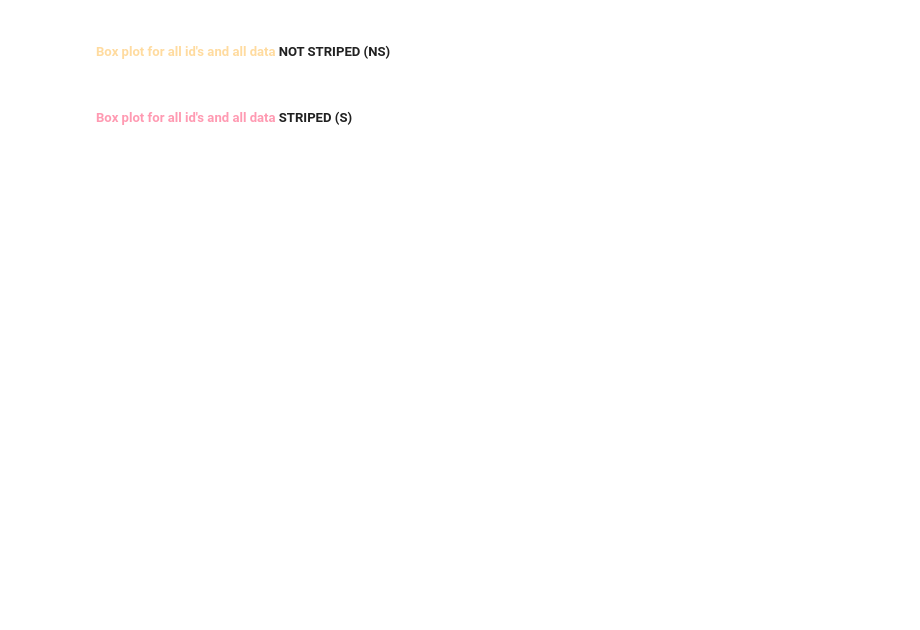
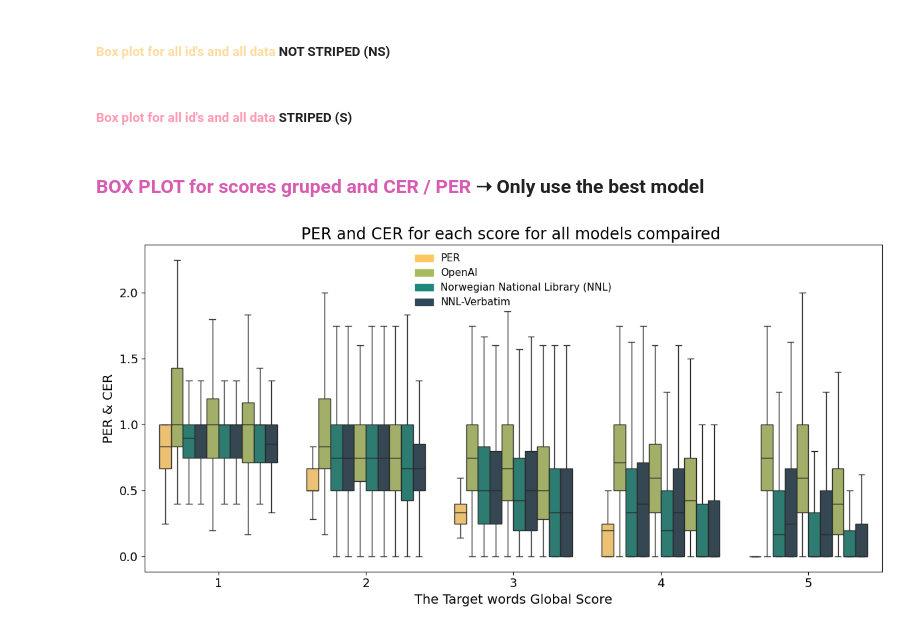
Before and after one commit to amandathunes/master_repo, a Jupyter notebook: results_analysis_one_word_transcriptions.ipynb, the cells around one changed output. Saved outputs shown, nothing was run; the diff lists cells and outputs as text; code cells hidden in the pictures; blank space fills up the shorter version.

Commit message:
More plots plotted

```diff
--- a/results_analysis_one_word_transcriptions.ipynb
+++ b/results_analysis_one_word_transcriptions.ipynb
@@ -182,7 +178,7 @@ def fix_model_names(gigamind:pd.DataFrame, cer_value:str = 'CER'):
     gigamind['model_name'] = gigamind['model_name'].apply(lambda x: x.capitalize() if not x.startswith('NNL') or x.startswith('P') else x)
 
     # Add PER to model names so it gets its own column
-    new_per = gigamind[gigamind.model_name == 'Tiny'][['PER', 'file_name']].copy()
+    new_per = gigamind[gigamind.model_name == 'Tiny'][['PER', 'file_name', 'global_score']].copy()
     new_per = new_per.rename(columns={"PER": f"{cer_value}"})
     new_per['model_name'] = 'Phone Error Rate (PER)'
 
@@ -337,0 +358,44 @@ box_plots_id()
+# %% [markdown]
+### **<span style="color:#D65DB1"> BOX PLOT for scores gruped and CER / PER </span>** ➝ Only use the best model
+# %%
+ggm_fix = fix_model_names(ggm)
+
+fig, ax = plt.subplots(1, 1, figsize=(12, 6))
+# ---------- Color palette  ---------- #
+palette = ['#FFC75F', # PER color
+            '#A8BB5C', '#20887A', '#2F4858', # Model colors
+            '#A8BB5C', '#20887A', '#2F4858',
+            '#A8BB5C', '#20887A', '#2F4858']
+
+#  ----------  Boxplot ---------- #
+sns.boxplot(x='global_score', y='CER', hue='model_name', data=ggm_fix, ax=ax, showfliers=False, palette=palette)
+
+#  ---------- Model legend box  ---------- #  (Custom legends found by ChatGPT)
+chosen_colors = ['#FFC75F', '#A8BB5C', '#20887A', '#2F4858']
+chosen_names = ['PER', 'OpenAI', 'Norwegian National Library (NNL)', 'NNL-Verbatim']
+legend_patches = [mpatches.Patch(color=color, label=name) for name, color in zip(chosen_names, chosen_colors)]
+
+
+legend = ax.legend(handles=legend_patches, loc='best', frameon=False, shadow=False, ncol = 2)
+for text in legend.get_texts():
+    text.set_fontsize('11')  # Legend text font size
+
+#  ---------- Title and labels ---------- #
+plt.title(f'PER and CER for each score for all models compaired ', fontsize=17)
+plt.xlabel('The Target words Global Score', fontsize=14)
+plt.ylabel(f'PER & CER', fontsize=14)
+
+#  ---------- Wrap x-axis ---------- # (Wrap method found by ChatGPT)
+plt.xticks(fontsize=13)
+plt.yticks(fontsize=13)
+
+# ------- Save or Show ---------- #
+plt.tight_layout()
+plt.show()
+# if save:
+#     plt.savefig(save_dir)
+#     plt.close()
+# else:
+#     plt.show()
+# %% [output]
+[figure, added]
```
Also changed, not shown: parts of 9 cells of this notebook, 9 other files.
